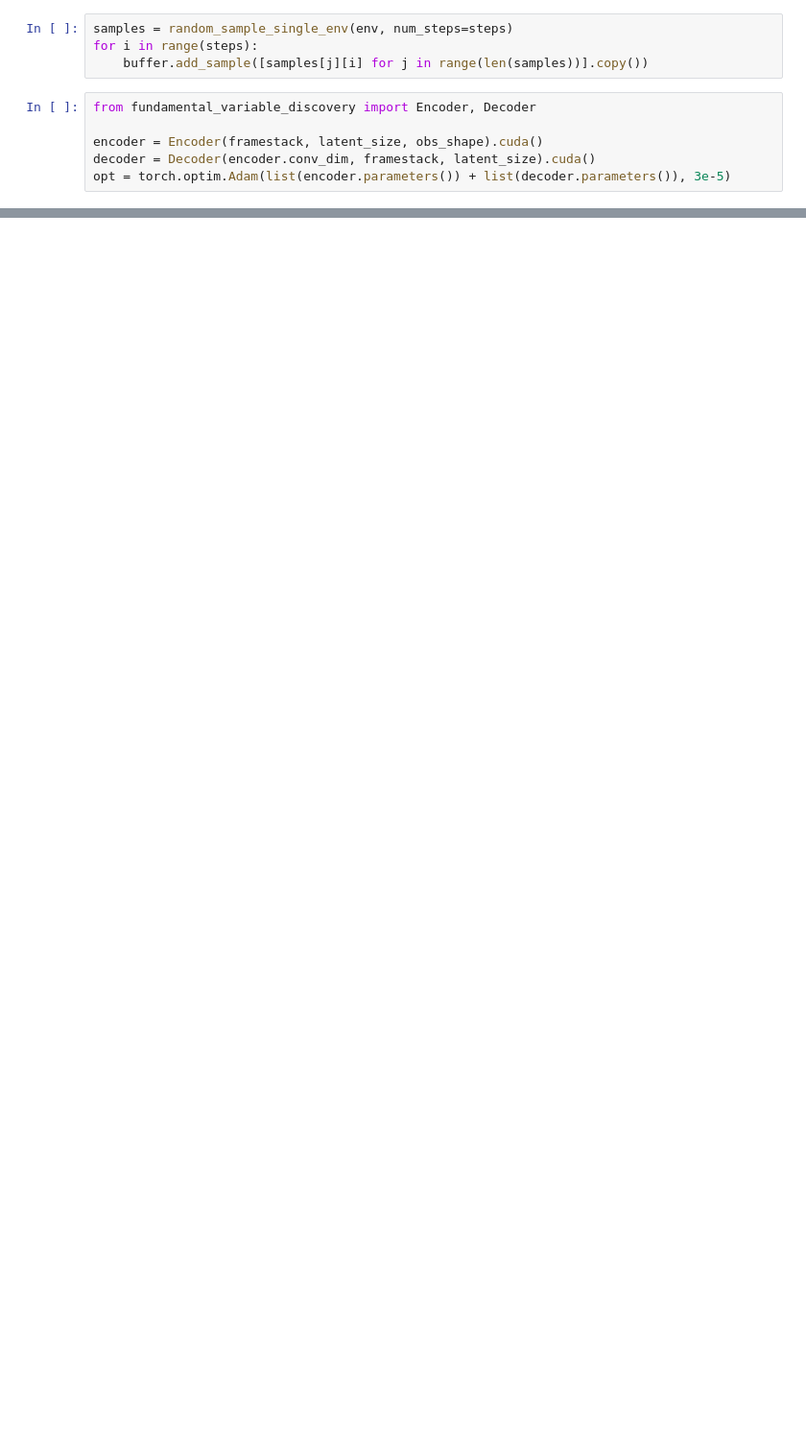
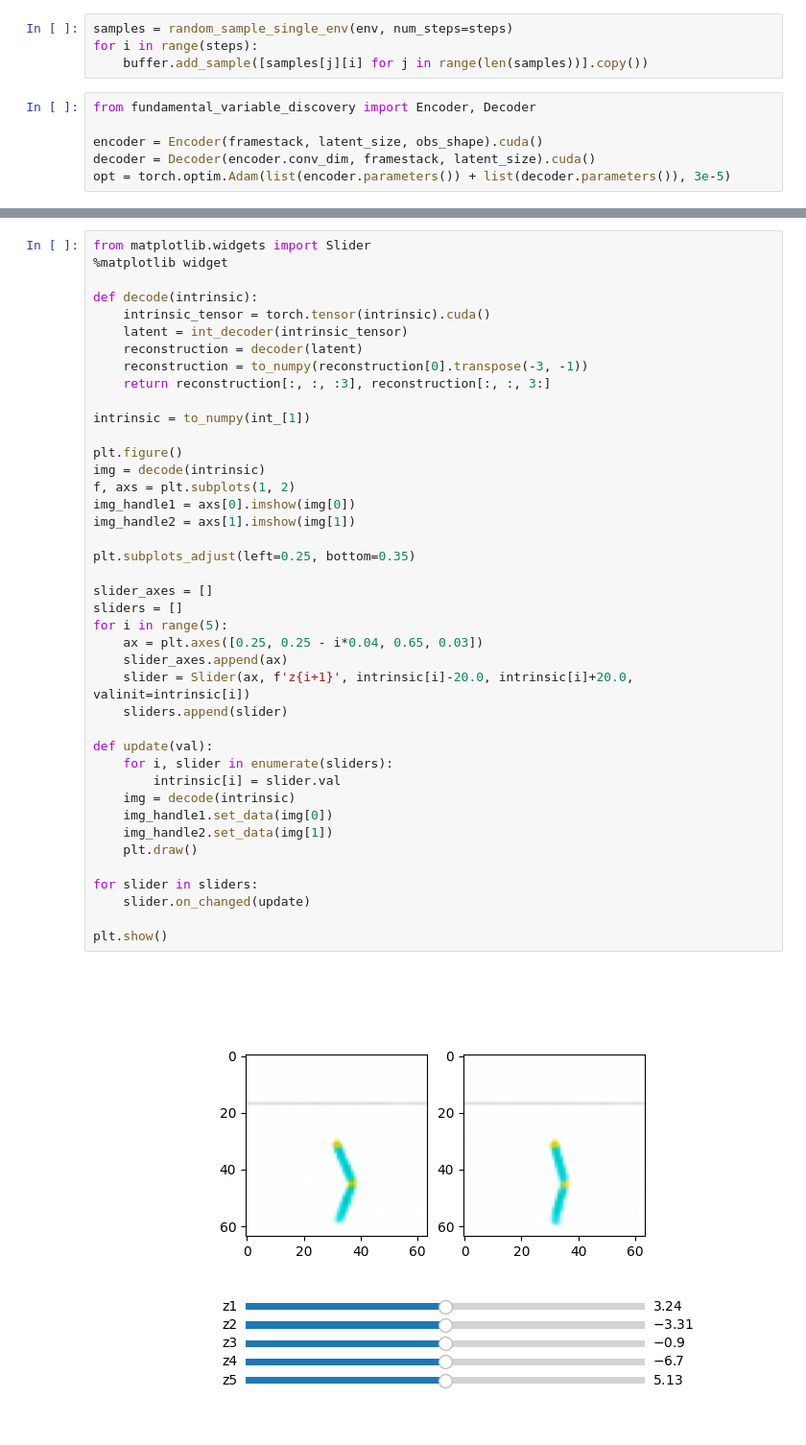
Before and after one commit to antony-zhao/RLTesting, a Jupyter notebook: rltesting/fvd_experiments/testing.ipynb, the cells around one changed output, grey strips where cells are left out. Shown at 96% size. Saved outputs shown, nothing was run; the diff lists cells and outputs as text; blank space fills up the shorter version.

```diff
--- a/rltesting/fvd_experiments/testing.ipynb
+++ b/rltesting/fvd_experiments/testing.ipynb
@@ -97,0 +172,43 @@ Image ID: 6.486354683080611 +- 0.31160514531421896
+# %%
+from matplotlib.widgets import Slider
+%matplotlib widget
+
+def decode(intrinsic):
+    intrinsic_tensor = torch.tensor(intrinsic).cuda()
+    latent = int_decoder(intrinsic_tensor)
+    reconstruction = decoder(latent)
+    reconstruction = to_numpy(reconstruction[0].transpose(-3, -1))
+    return reconstruction[:, :, :3], reconstruction[:, :, 3:]
+
+intrinsic = to_numpy(int_[1])
+
+plt.figure()
+img = decode(intrinsic)
+f, axs = plt.subplots(1, 2)
+img_handle1 = axs[0].imshow(img[0])
+img_handle2 = axs[1].imshow(img[1])
+
+plt.subplots_adjust(left=0.25, bottom=0.35)
+
+slider_axes = []
+sliders = []
+for i in range(5):
+    ax = plt.axes([0.25, 0.25 - i*0.04, 0.65, 0.03])
+    slider_axes.append(ax)
+    slider = Slider(ax, f'z{i+1}', intrinsic[i]-20.0, intrinsic[i]+20.0, valinit=intrinsic[i])
+    sliders.append(slider)
+
+def update(val):
+    for i, slider in enumerate(sliders):
+        intrinsic[i] = slider.val
+    img = decode(intrinsic)
+    img_handle1.set_data(img[0])
+    img_handle2.set_data(img[1])
+    plt.draw()
+
+for slider in sliders:
+    slider.on_changed(update)
+
+plt.show()
+# %% [output]
+[figure, added]
```
Also changed, not shown: parts of 13 cells of this notebook, 9 other files.
